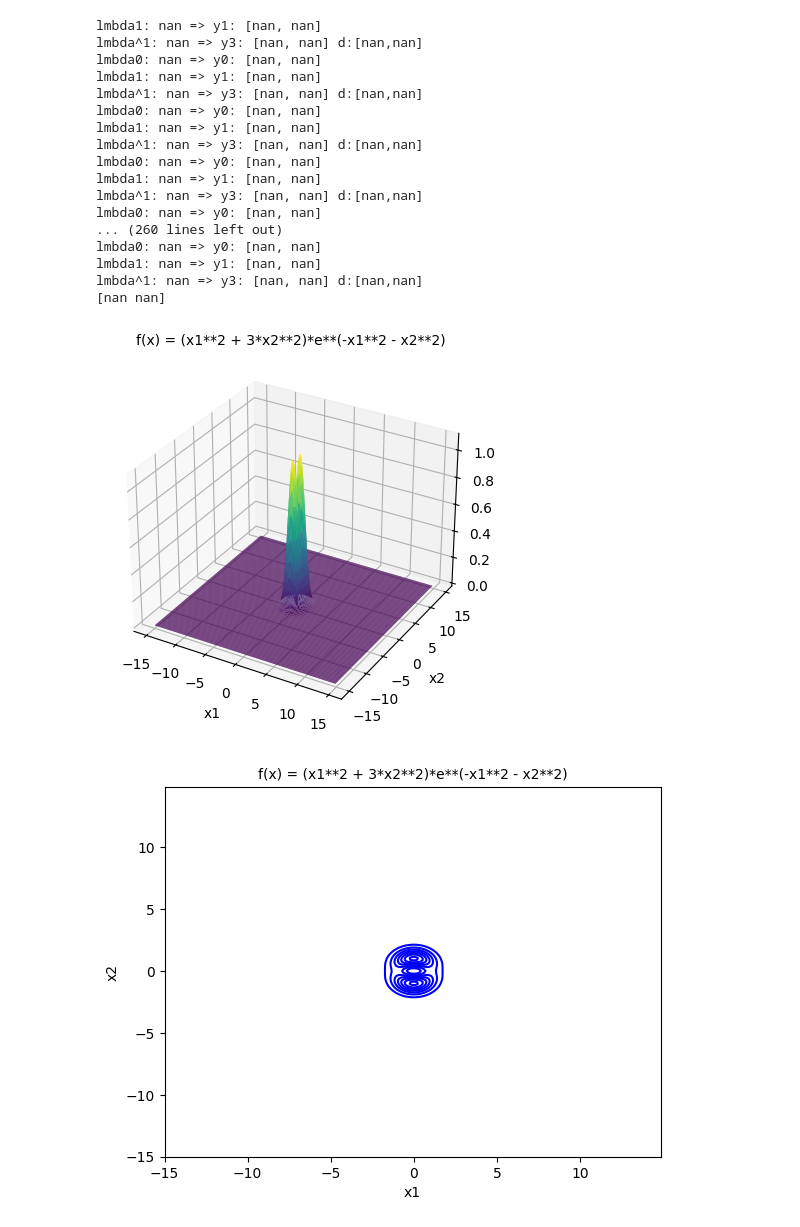
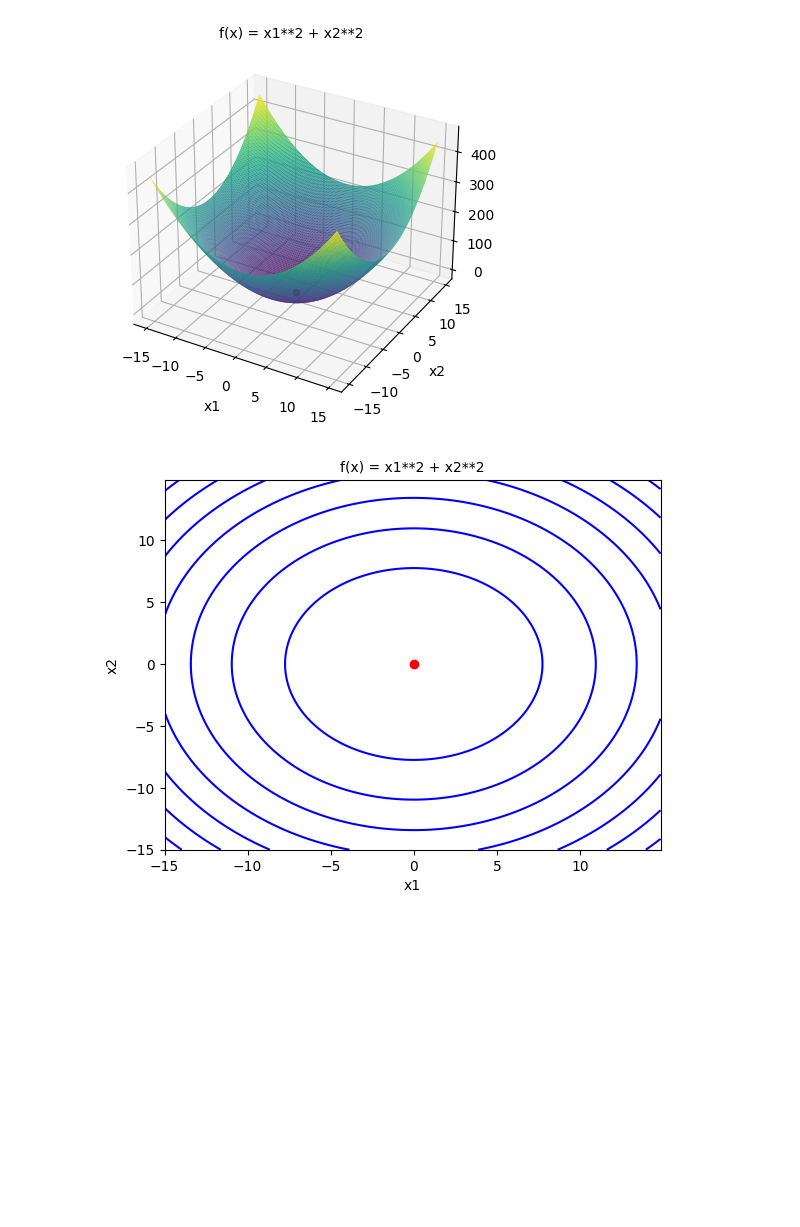
Before and after one commit to victorluis22/metodos-numericos-otimizacao, a Jupyter notebook: hookeJeeves.ipynb, the cells around one changed output. Cells and saved outputs as stored; diff of their text form; code cells hidden in the pictures; blank space fills up the shorter version.

```diff
--- a/hookeJeeves.ipynb
+++ b/hookeJeeves.ipynb
@@ -121,7 +121,7 @@ def hookeJeeves(function, initialValue, dim):
 
     return end
 
-function = "(x1**2 + 3*x2**2)*e**(-x1**2 - x2**2)"
+function = "x1**2 + x2**2"
 initialValue = np.array([0, 3])
 
 min = hookeJeeves(function, initialValue, 2)
@@ -151,19 +143,2 @@ lmbda0: nan => y0: [nan, nan]
-lmbda1: nan => y1: [nan, nan]
-lmbda^1: nan => y3: [nan, nan] d:[nan,nan]
-lmbda0: nan => y0: [nan, nan]
-lmbda1: nan => y1: [nan, nan]
-lmbda^1: nan => y3: [nan, nan] d:[nan,nan]
-lmbda0: nan => y0: [nan, nan]
-lmbda1: nan => y1: [nan, nan]
-lmbda^1: nan => y3: [nan, nan] d:[nan,nan]
-lmbda0: nan => y0: [nan, nan]
-lmbda1: nan => y1: [nan, nan]
-lmbda^1: nan => y3: [nan, nan] d:[nan,nan]
-lmbda0: nan => y0: [nan, nan]
-... (260 lines left out)
-lmbda0: nan => y0: [nan, nan]
-lmbda1: nan => y1: [nan, nan]
-lmbda^1: nan => y3: [nan, nan] d:[nan,nan]
-[nan nan]
-[figure, old version]
+[figure, new version]
-[figure, old version]
+[figure, new version]
```
Also changed, not shown: parts of 1 cell of this notebook.
